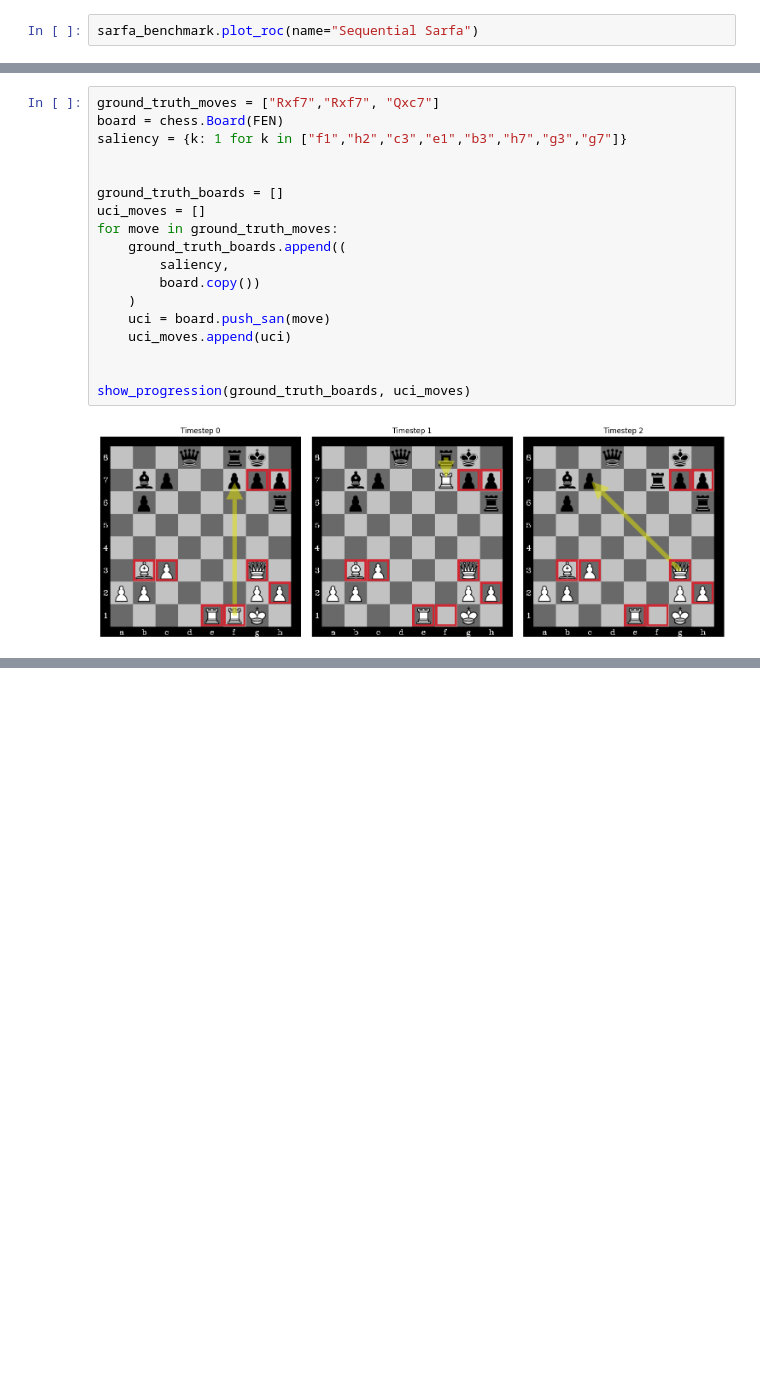
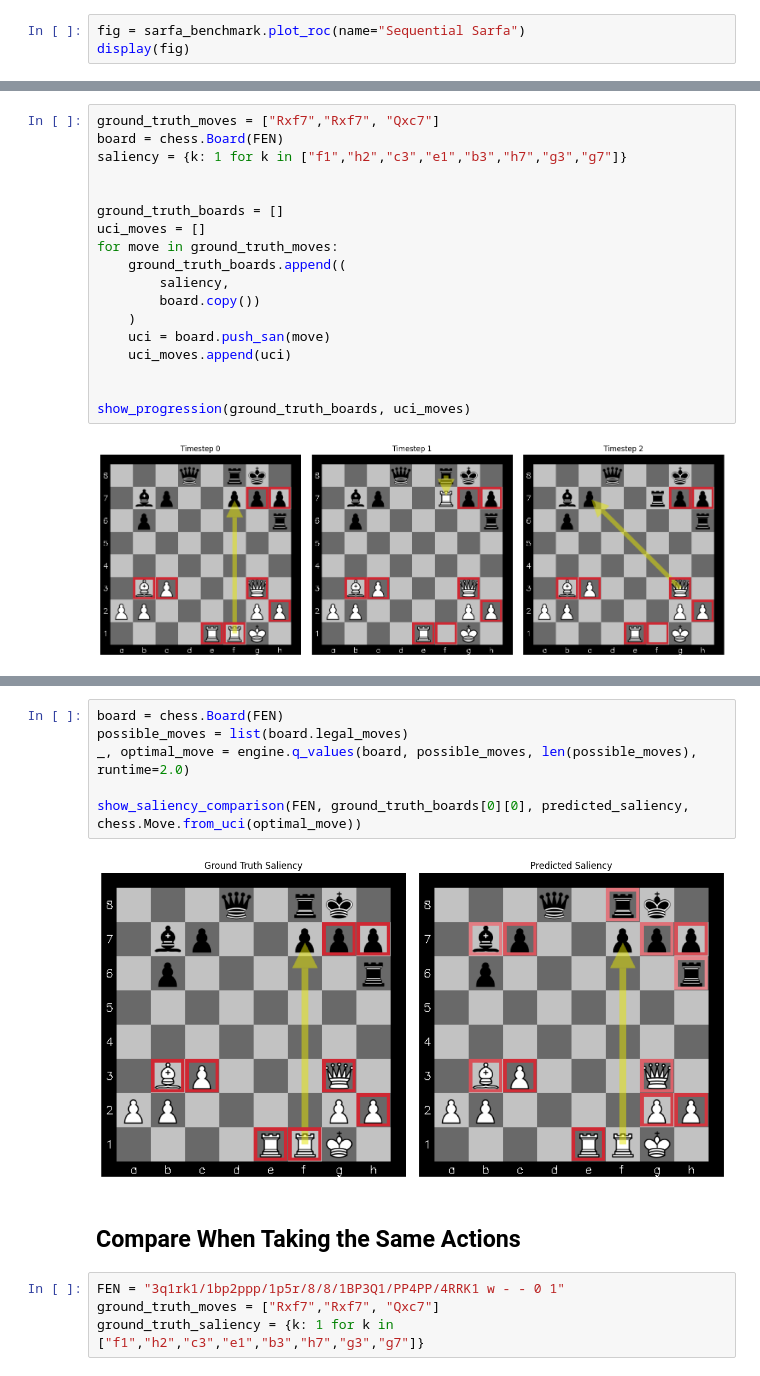
Before and after one commit to radroof22/xAI-chess, a Jupyter notebook: sequential_sarfa.ipynb, the cells around one changed output, grey strips where cells are left out. Saved outputs shown, nothing was run; the diff lists cells and outputs as text; blank space fills up the shorter version.

```diff
--- a/sequential_sarfa.ipynb
+++ b/sequential_sarfa.ipynb
@@ -226,7 +213,8 @@ sarfa_benchmark.accuracy()
 # %% [output]
 {'accuracy - harmonic_mean': 0.7143901852504448}
 # %%
-sarfa_benchmark.plot_roc(name="Sequential Sarfa")
+fig = sarfa_benchmark.plot_roc(name="Sequential Sarfa")
+display(fig)
 # %% [output]
 [figure]
 # %% [markdown]
@@ -288,0 +322,14 @@ ground_truth_boards[0][0]["e1"]
+# %%
+board = chess.Board(FEN)
+possible_moves = list(board.legal_moves)
+_, optimal_move = engine.q_values(board, possible_moves, len(possible_moves), runtime=2.0)
+
+show_saliency_comparison(FEN, ground_truth_boards[0][0], predicted_saliency, chess.Move.from_uci(optimal_move))
+# %% [output]
+[figure, added]
+# %% [markdown]
+## Compare When Taking the Same Actions
+# %%
+FEN = "3q1rk1/1bp2ppp/1p5r/8/8/1BP3Q1/PP4PP/4RRK1 w - - 0 1"
+ground_truth_moves = ["Rxf7","Rxf7", "Qxc7"]
+ground_truth_saliency = {k: 1 for k in ["f1","h2","c3","e1","b3","h7","g3","g7"]}
```
Also changed, not shown: parts of 17 cells of this notebook, 2 other files.
